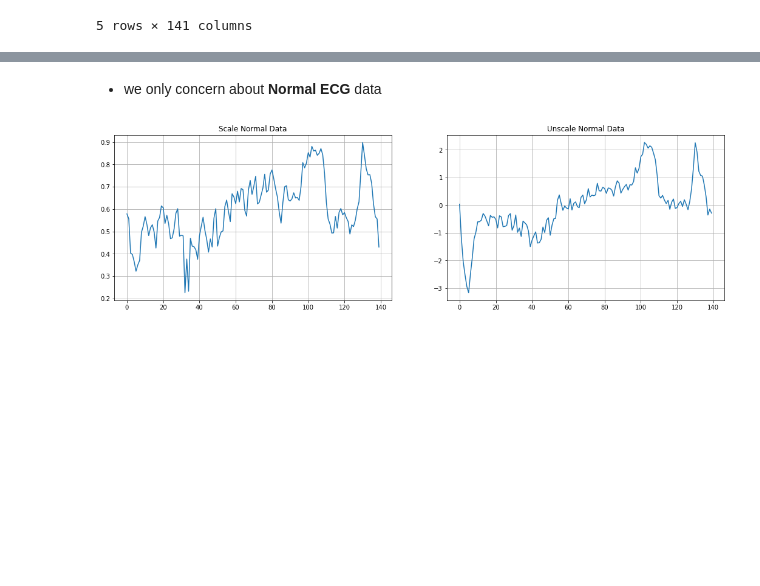
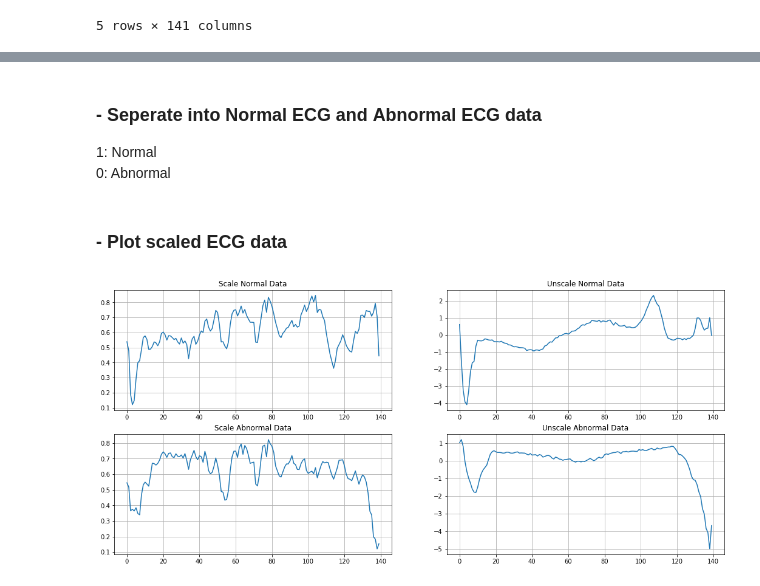
Before and after one commit to BryanChin991/Machine-Learning-Python, a Jupyter notebook: Anomaly_detection.ipynb, the cells around one changed output, grey strips where cells are left out. Saved outputs shown, nothing was run; the diff lists cells and outputs as text; code cells hidden in the pictures; blank space fills up the shorter version.

```diff
--- a/Anomaly_detection.ipynb
+++ b/Anomaly_detection.ipynb
@@ -53,27 +152,41 @@ valid_X = (X_valid - mini) / (maxi - mini)
 # casting to tensor
 train_X = tf.cast(train_X, tf.float32)
 valid_X = tf.cast(valid_X, tf.float32)
-# %% [markdown]
-- we only concern about <b>Normal ECG</b> data
+# %% [markdown]
+### - Seperate into <b>Normal ECG</b> and <b>Abnormal ECG</b> data <br/>
+1: Normal <br/>
+0: Abnormal
 # %%
 normal_X_train = train_X[y_train == 1]
 normal_X_valid = valid_X[y_valid == 1]
 
 anamalous_X_train = train_X[y_train == 0]
 anamalous_X_valid = valid_X[y_valid == 0]
+# %% [markdown]
+### - Plot scaled ECG data
 # %%
-plt.figure(figsize=(18, 5))
+plt.figure(figsize=(18, 8))
 
-plt.subplot(121)
+plt.subplot(221)
 plt.grid()
 plt.plot(normal_X_train[0])
 plt.title('Scale Normal Data')
 
-plt.subplot(122)
+plt.subplot(222)
 plt.grid()
 plt.plot(X_train[y_train == 1][0])
 plt.title('Unscale Normal Data')
 
+plt.subplot(223)
+plt.grid()
+plt.plot(anamalous_X_train[-1])
+plt.title('Scale Abnormal Data')
+
+plt.subplot(224)
+plt.grid()
+plt.plot(X_train[y_train == 0][-1])
+plt.title('Unscale Abnormal Data')
+
 plt.show()
 # %% [output]
-[figure, old version]
+[figure, new version]
```
Also changed, not shown: parts of 43 cells of this notebook.
